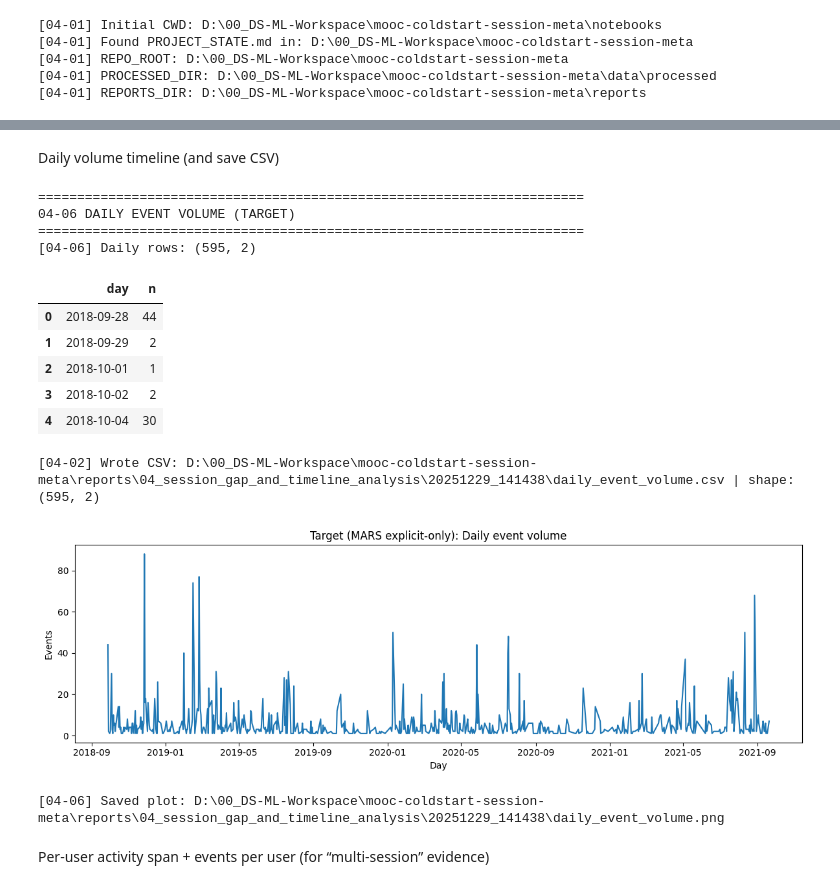
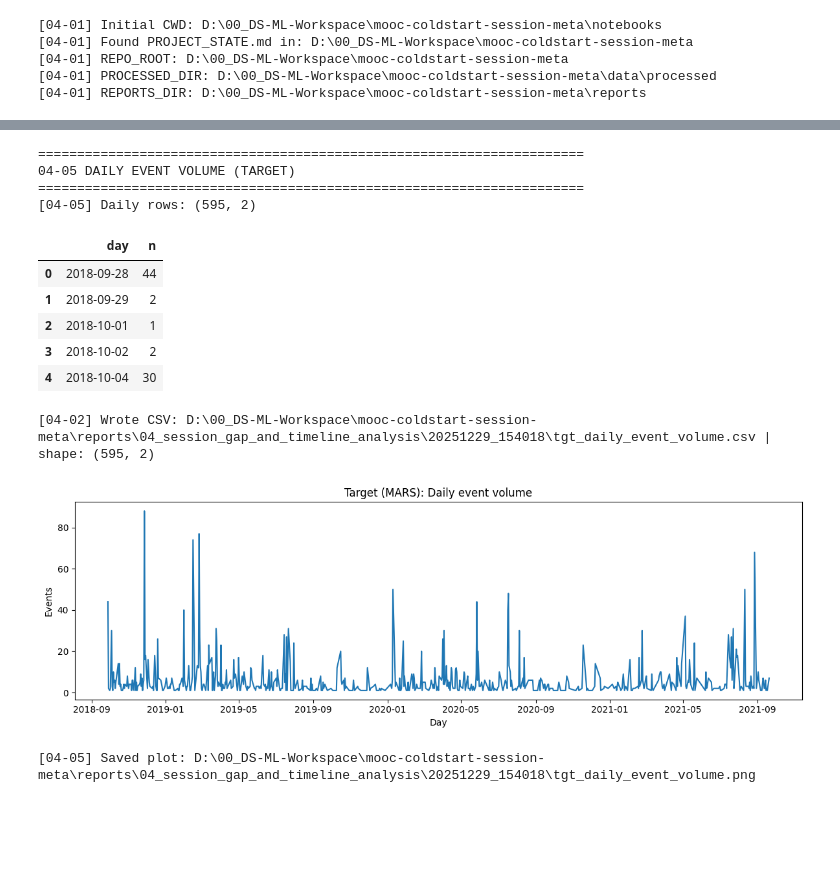
Before and after one commit to jamalla/mooc-coldstart-session-meta, a Jupyter notebook: notebooks/04_session_gap_and_timeline_analysis.ipynb, the cells around one changed output, grey strips where cells are left out. Drawn from its saved outputs; the diff is of its cells as text; code cells hidden in the pictures; blank space fills up the shorter version.

Commit message:
Implement 4_session_gap_and_timeline_analysis

```diff
--- a/notebooks/04_session_gap_and_timeline_analysis.ipynb
+++ b/notebooks/04_session_gap_and_timeline_analysis.ipynb
@@ -339,54 +276,48 @@ save_df_csv(RUN_REPORT_DIR / "threshold_candidates.csv", threshold_candidates)
-# %% [markdown]
-Daily volume timeline (and save CSV)
 # %%
-# [CELL 04-06] Daily event volume timeline (target)
+# [CELL 04-05] TARGET daily volume plot
 
 print("\n" + "="*70)
-print("04-06 DAILY EVENT VOLUME (TARGET)")
+print("04-05 DAILY EVENT VOLUME (TARGET)")
 print("="*70)
 
-daily = con.execute("""
+daily_tgt = con.execute("""
 SELECT
   CAST(date_trunc('day', timestamp) AS DATE) AS day,
   COUNT(*) AS n
 FROM tgt
 GROUP BY 1
 ORDER BY 1;
 """).df()
 
-print("[04-06] Daily rows:", daily.shape)
-display(daily.head())
+print("[04-05] Daily rows:", daily_tgt.shape)
+display(daily_tgt.head())
 
-save_df_csv(RUN_REPORT_DIR / "daily_event_volume.csv", daily)
+save_df_csv(RUN_REPORT_DIR / "tgt_daily_event_volume.csv", daily_tgt)
 
-# Plot (matplotlib only; no custom colors)
 import matplotlib.pyplot as plt
 
 plt.figure(figsize=(12, 4))
-plt.plot(daily["day"], daily["n"])
-plt.title("Target (MARS explicit-only): Daily event volume")
+plt.plot(daily_tgt["day"], daily_tgt["n"])
+plt.title("Target (MARS): Daily event volume")
 plt.xlabel("Day")
 plt.ylabel("Events")
 plt.tight_layout()
 
-out_png = RUN_REPORT_DIR / "daily_event_volume.png"
+out_png = RUN_REPORT_DIR / "tgt_daily_event_volume.png"
 plt.savefig(out_png, dpi=160)
 plt.show()
-
-print("[04-06] Saved plot:", out_png)
+print("[04-05] Saved plot:", out_png)
 # %% [output]
 ======================================================================
-04-06 DAILY EVENT VOLUME (TARGET)
+04-05 DAILY EVENT VOLUME (TARGET)
 ======================================================================
-[04-06] Daily rows: (595, 2)
+[04-05] Daily rows: (595, 2)
 |  | day | n |
 | 0 | 2018-09-28 | 44 |
 | 1 | 2018-09-29 | 2 |
 | 2 | 2018-10-01 | 1 |
 | 3 | 2018-10-02 | 2 |
 | 4 | 2018-10-04 | 30 |
-[04-02] Wrote CSV: D:\00_DS-ML-Workspace\mooc-coldstart-session-meta\reports\04_session_gap_and_timeline_analysis\20251229_141438\daily_event_volume.csv | shape: (595, 2)
+[04-02] Wrote CSV: D:\00_DS-ML-Workspace\mooc-coldstart-session-meta\reports\04_session_gap_and_timeline_analysis\20251229_154018\tgt_daily_event_volume.csv | shape: (595, 2)
-[figure, old version]
+[figure, new version]
-[04-06] Saved plot: D:\00_DS-ML-Workspace\mooc-coldstart-session-meta\reports\04_session_gap_and_timeline_analysis\20251229_141438\daily_event_volume.png
+[04-05] Saved plot: D:\00_DS-ML-Workspace\mooc-coldstart-session-meta\reports\04_session_gap_and_timeline_analysis\20251229_154018\tgt_daily_event_volume.png
-# %% [markdown]
-Per-user activity span + events per user (for “multi-session” evidence)
```
Also changed, not shown: parts of 30 cells of this notebook.
